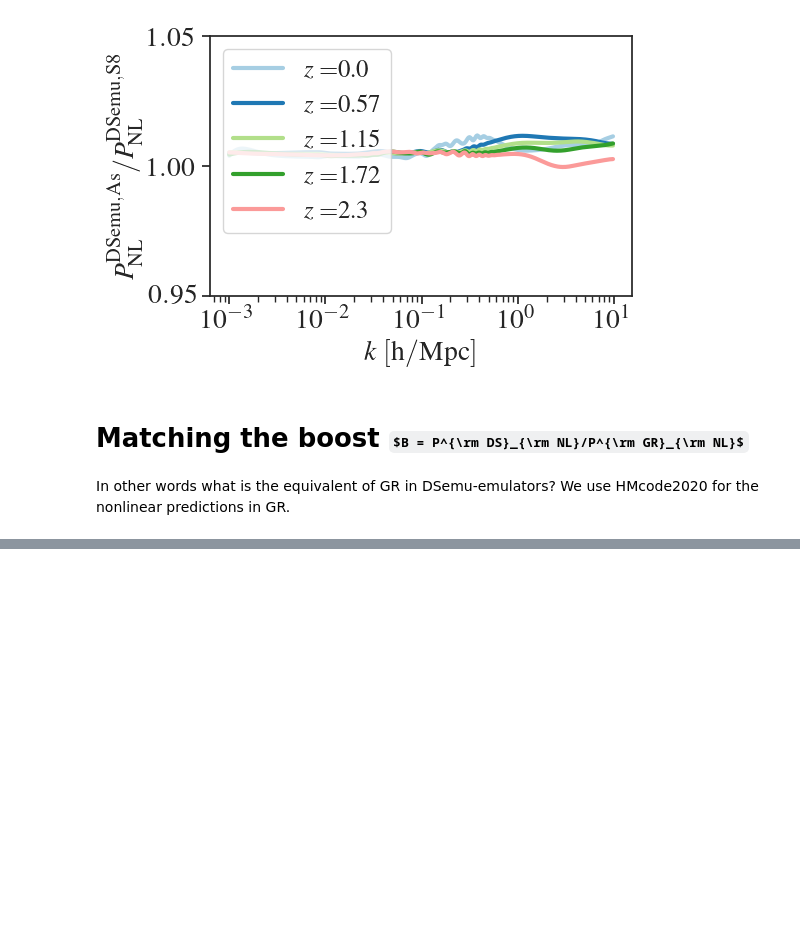
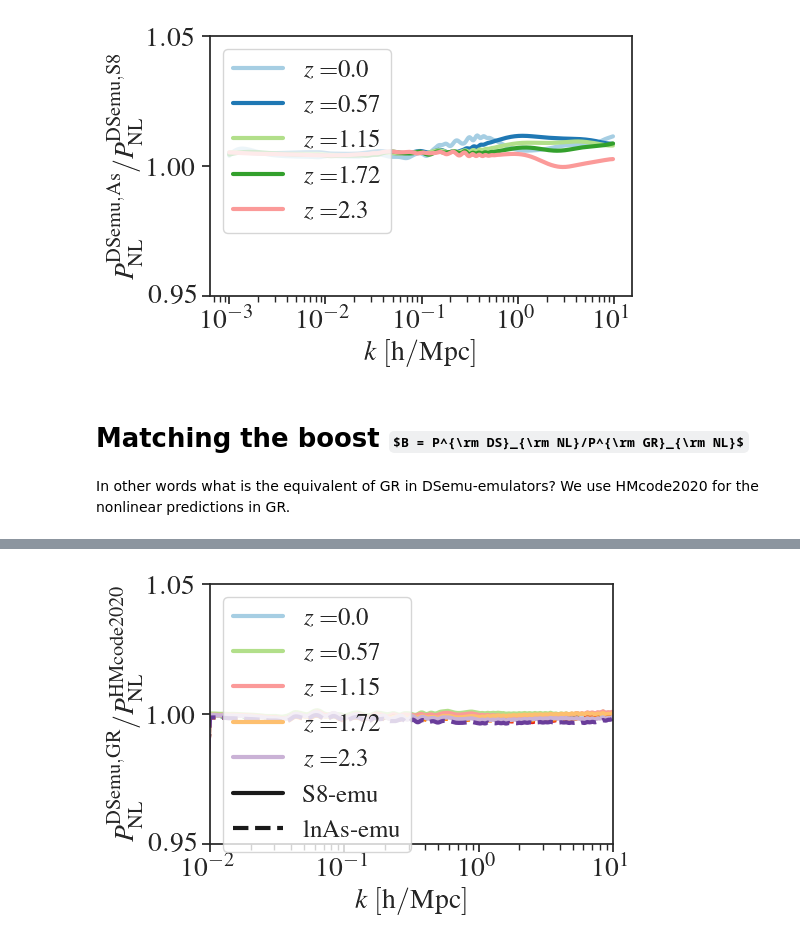
Before and after one commit to MariaTsedrik/evolvingDS, a Jupyter notebook: emulator_comparison.ipynb, the cells around one changed output, grey strips where cells are left out. Cells and saved outputs as stored; diff of their text form; code cells hidden in the pictures; some formulas as TeX source; blank space fills up the shorter version.

```diff
--- a/emulator_comparison.ipynb
+++ b/emulator_comparison.ipynb
@@ -222,10 +222,12 @@ z = 0.
 Om_m = 0.31
 h = 0.68
 omega_b = 0.02242
-omega_cdm = Om_m*h**2-omega_b
+m_nu = 0.
+omega_cdm = Om_m*h**2-omega_b-m_nu/93.14
+Om_nu = m_nu/93.14/h**2
 Om_b = omega_b/h**2
-Om_cdm = Om_m - Om_b
-m_nu = 0.
+Om_cdm = omega_cdm/h**2 #Om_m - Om_b - Om_nu
+
 
 def prepare_dic(dic):
     w = dic['w']
@@ -415,0 +471,35 @@ In other words what is the equivalent of GR in DSemu-emulators? We use HMcode202
+# %%
+from scipy import interpolate
+pk_hmcode_interp = interpolate.RectBivariateSpline(
+            z , k_nonlin_hmcode, pk_nonlin_gr, kx=1, ky=1)
+# %%
+#lcdm with DSemu
+dsemu_lcdm_nonlin_as = []
+dsemu_lcdm_nonlin_s8 = []
+S8_gr = []
+for z_i in z:
+    vary_dic = { 'w': -1., 'Ads': 0., 'As': As_fid, 'lnAs': lnAs_fid, 'zz': z_i}
+    lcdm_dic = prepare_dic(vary_dic)
+    S8_lcdm.append(AstoS8_wACDM(lcdm_dic))
+    dsemu_lcdm_nonlin_as.append(get_Pk_DS_As(lcdm_dic)[1][0])
+
+    S8_gr.append(AstoS8_wACDM(lcdm_dic))
+
+    vary_dic_s8 = { 'w': -1., 'Ads': 0., 'S8': S8_gr[0], 'zz': z_i}
+    lcdm_dic_s8 = prepare_dic(vary_dic_s8)
+    dsemu_lcdm_nonlin_s8.append(get_Pk_DS_S8(lcdm_dic_s8)[1][0])
+# %%
+fig, ax = plt.subplots(1,figsize=(6, 4), sharex = False, sharey= True)
+ax.set_ylabel(r"$P_{\rm NL}^{\rm DSemu, GR}/P_{\rm NL}^{\rm HMcode2020}$",fontsize=20)
+for i in range(len(z)):
+    ax.semilogx(k_nonlin, dsemu_lcdm_nonlin_s8[i]/pk_hmcode_interp(z[i], k_nonlin)[0],  linestyle='-', label='$z=$'+str(round(z[i], 2)))
+    ax.semilogx(k_nonlin, dsemu_lcdm_nonlin_as[i]/pk_hmcode_interp(z[i], k_nonlin)[0],  linestyle='--')
+ax.set_xlabel(r"$k \ \mathrm{[h/Mpc]}$",fontsize=20)
+ax.axhline(0.9, color='k', linestyle='-', label='S8-emu')
+ax.axhline(0.9, color='k', linestyle='--', label='lnAs-emu')
+ax.legend(loc='upper left', frameon=True)
+ax.set_xlim(0.01, 10.)
+ax.set_ylim(0.95, 1.05)
+plt.tight_layout()
+# %% [output]
+[figure, added]
```
Also changed, not shown: parts of 3 cells of this notebook.
